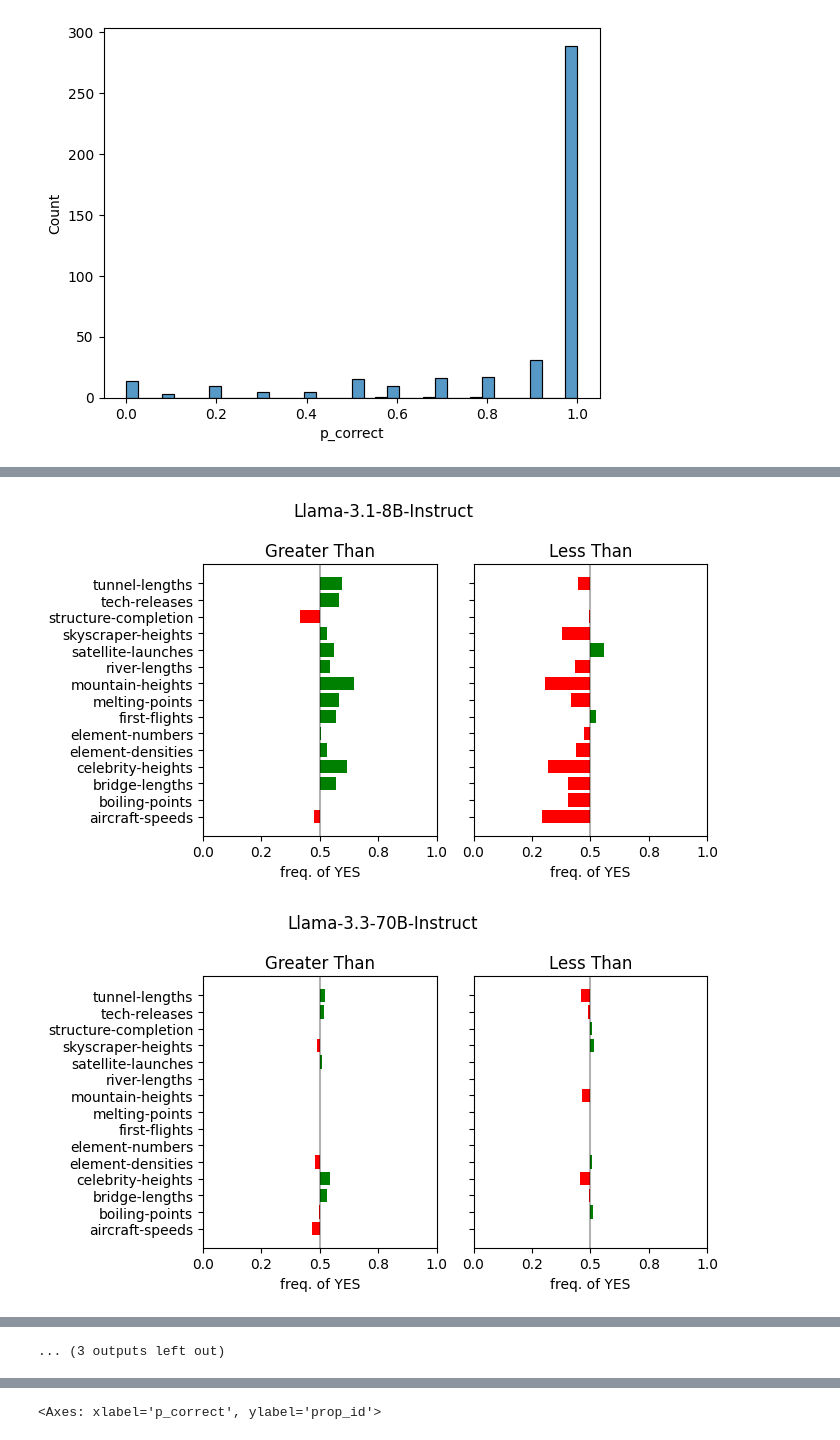
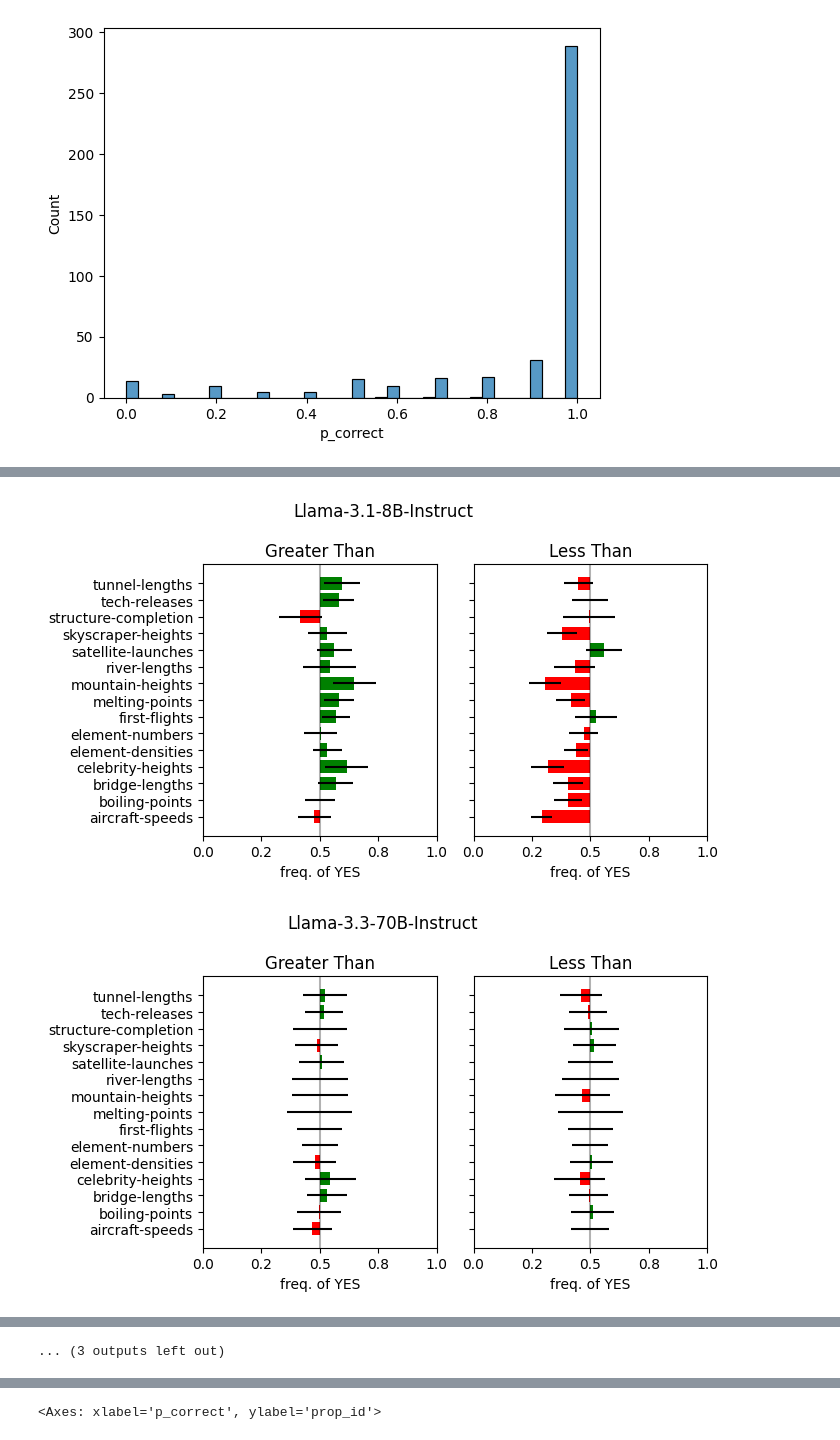
Before and after one commit to jettjaniak/chainscope, a Jupyter notebook: notebooks/scatterplots.ipynb, the cells around one changed output, grey strips where cells are left out. Drawn from its saved outputs; the diff is of its cells as text; code cells hidden in the pictures.

Commit message:
errorbars & colors

```diff
--- a/notebooks/scatterplots.ipynb
+++ b/notebooks/scatterplots.ipynb
@@ -79,14 +79,18 @@ plt.show()
 # %%
-import matplotlib.pyplot as plt
-import numpy as np
-import pandas as pd
-
-
 def create_dual_diverging_barplots(
     df: pd.DataFrame, figsize: tuple[int, int] = (15, 8)
 ) -> None:
-    # First aggregate the data
-    plot_data = df.groupby(["prop_id", "comparison"])["p_yes"].mean().reset_index()
+    # Aggregate the data with both mean and standard error
+    plot_data = (
+        df.groupby(["prop_id", "comparison"])
+        .agg({"p_yes": ["mean", "count", "std"]})
+        .reset_index()
+    )
+
+    # Flatten column names
+    plot_data.columns = ["prop_id", "comparison", "mean", "count", "std"]
+    # Calculate standard error
+    plot_data["stderr"] = plot_data["std"] / np.sqrt(plot_data["count"])
 
     # Create figure with two subplots side by side
     fig, (ax1, ax2) = plt.subplots(1, 2, figsize=figsize, sharey=True)
@@ -97,30 +101,31 @@ def create_dual_diverging_barplots(
         # Filter data
         comp_data = plot_data[plot_data["comparison"] == comp].copy()
 
-        # Sort by p_yes for better visualization
-        # comp_data = comp_data.sort_values('p_yes')
-
         # Center values around 0.5
-        centered_values = comp_data["p_yes"] - 0.5
+        centered_values = comp_data["mean"] - 0.5
 
         # Create horizontal bars
         y_pos = np.arange(len(comp_data))
         colors = ["red" if v < 0 else "green" for v in centered_values]
 
+        # Plot bars with error bars
         ax.barh(y_pos, centered_values, align="center", color=colors)
+        ax.errorbar(
+            centered_values,
+            y_pos,
+            xerr=comp_data["stderr"],
+            fmt="none",
+            color="black",
+            # capsize=3
+        )
 
-        # Customize the plot
+        # Rest of the customization remains the same
         ax.set_yticks(y_pos)
         ax.set_yticklabels(comp_data["prop_id"])
-
-        # Add vertical line at x=0 (0.5 in original scale)
         ax.axvline(x=0, color="black", linestyle="-", alpha=0.3)
-
-        # Set x-axis labels to show original scale (0 to 1)
         x_ticks = np.linspace(-0.5, 0.5, 5)
         ax.set_xticks(x_ticks)
         ax.set_xticklabels([f"{x + 0.5:.1f}" for x in x_ticks])
-
         ax.set_title(title)
         ax.set_xlabel("freq. of YES")
 
@@ -143,2 +148,2 @@ for model in MODELS_MAP.keys():
-[figure, old version]
+[figure, new version]
-[figure, old version]
+[figure, new version]
```
Also changed, not shown: parts of 4 cells of this notebook.
